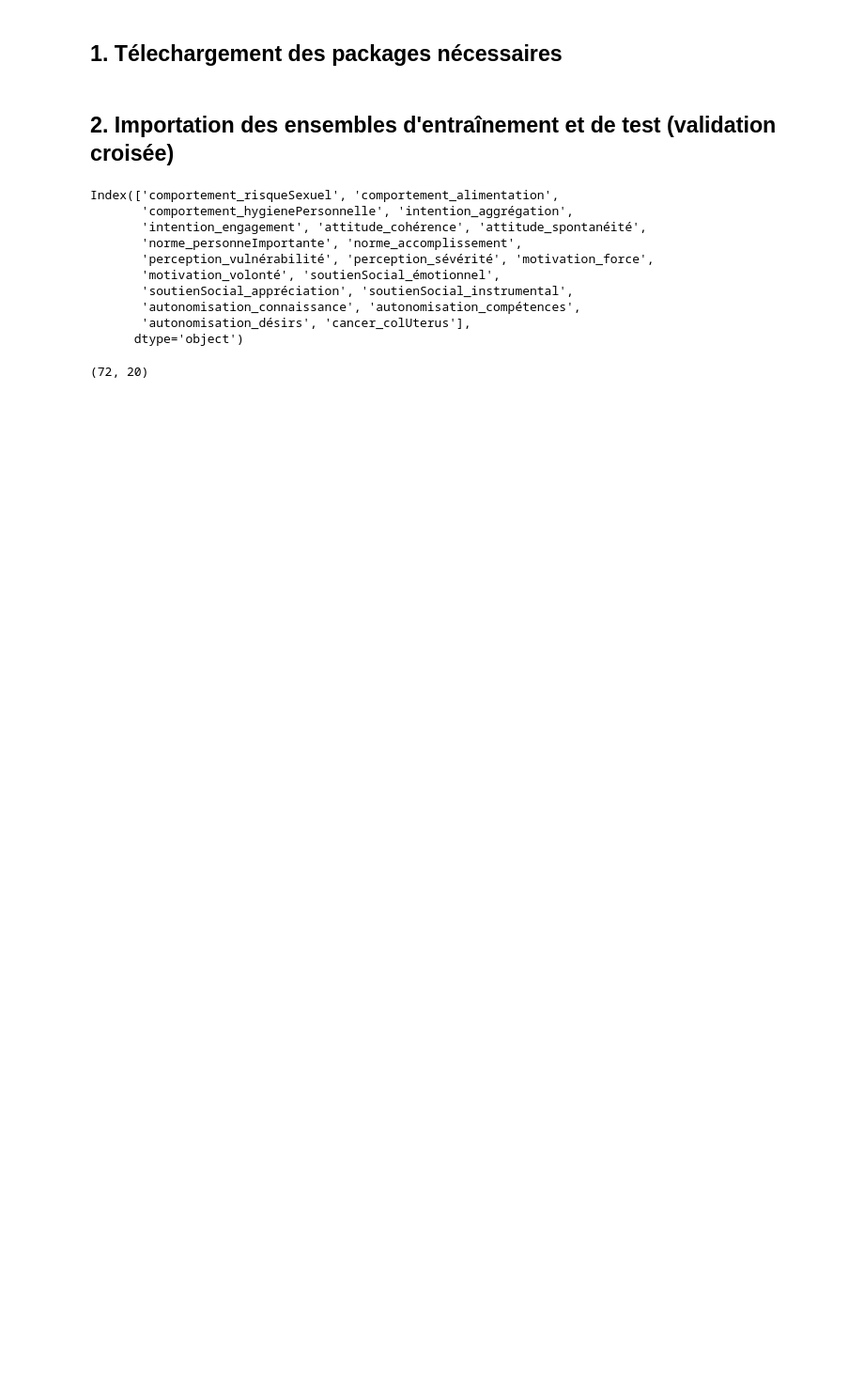
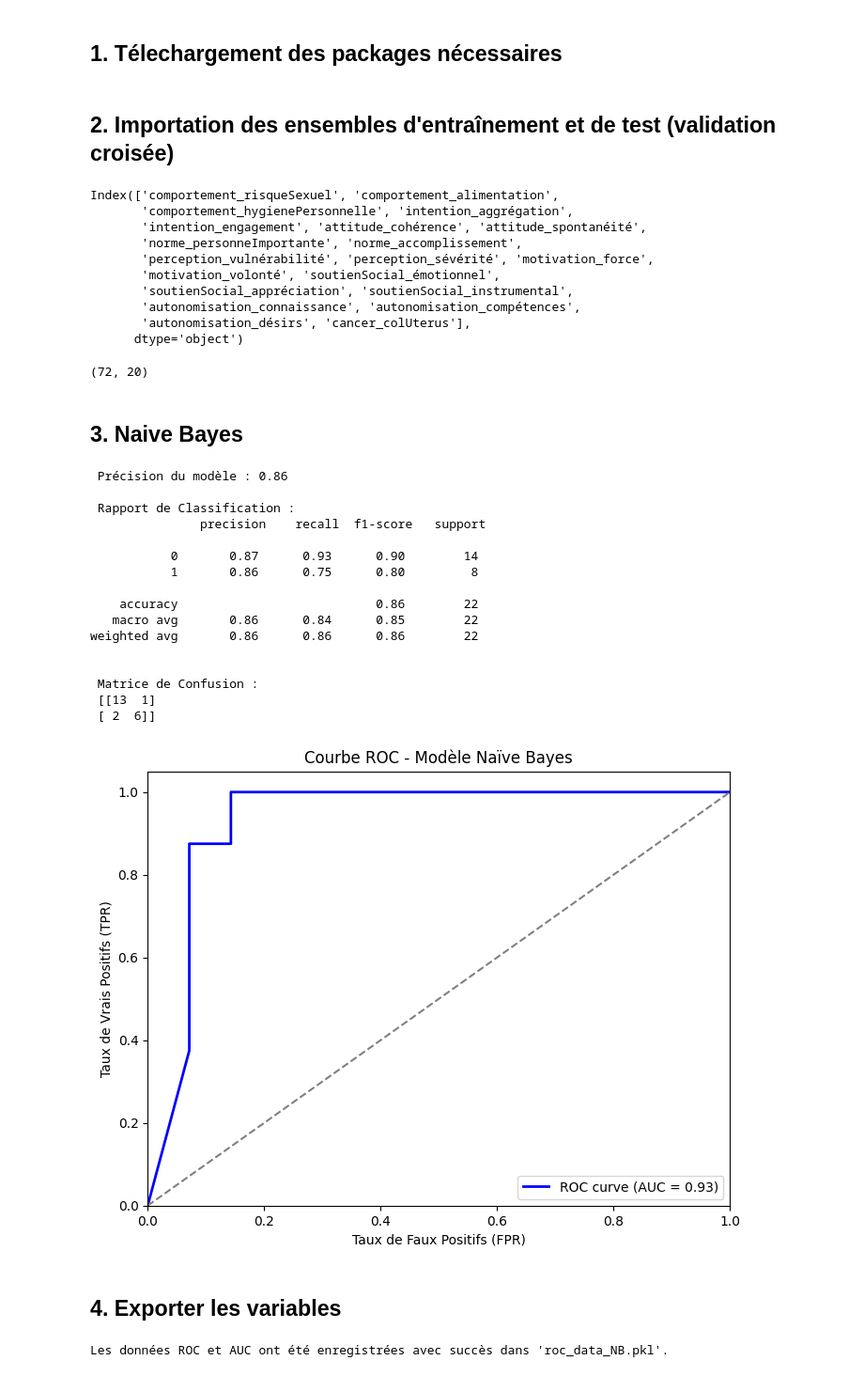
Before and after one commit to marktr11/Cervical-Cancer-Risk-Classification, a Jupyter notebook: Code/NaiveBayes.ipynb, the cells around one changed output. Shown at 94% size. Cells and saved outputs as stored; diff of their text form; code cells hidden in the pictures; blank space fills up the shorter version.

```diff
--- a/Code/NaiveBayes.ipynb
+++ b/Code/NaiveBayes.ipynb
@@ -13,11 +15,13 @@ from sklearn.preprocessing import LabelEncoder
 ## 2. Importation des ensembles d'entraînement et de test (validation croisée)
 # %%
 with open('variables.pkl', 'rb') as f:
-    (fold_indices, df,
-     X_train_1, Y_train_1, X_train_2, Y_train_2,
-     X_train_3, Y_train_3, X_train_4, Y_train_4,
-     X_test_1, Y_test_1, X_test_2, Y_test_2,
-     X_test_3, Y_test_3, X_test_4, Y_test_4) = pickle.load(f)
+    (fold_indices, df, X_train, X_test, y_train, y_test,
+                 X_train_1, Y_train_1, X_train_2, Y_train_2,
+                 X_train_3, Y_train_3, X_train_4, Y_train_4,
+                 X_train_5, Y_train_5,
+                 X_test_1, Y_test_1, X_test_2, Y_test_2,
+                 X_test_3, Y_test_3, X_test_4, Y_test_4,
+                 X_test_5, Y_test_5, ) = pickle.load(f)
 # %%
 print(df.columns)
 # %% [output]
@@ -35,3 +39,70 @@ Index(['comportement_risqueSexuel', 'comportement_alimentation',
 print(df.shape)
 # %% [output]
 (72, 20)
+# %% [markdown]
+## 3. Naive Bayes
+# %%
+#  le modèle Naïve Bayes
+model_nb = GaussianNB()
+model_nb.fit(X_train, y_train)
+
+#  prédictions
+y_pred = model_nb.predict(X_test)
+y_prob = model_nb.predict_proba(X_test)[:, 1]
+
+# Évaluer le modèle
+accuracy = accuracy_score(y_test, y_pred)
+print(f" Précision du modèle : {accuracy:.2f}")
+
+print("\n Rapport de Classification :\n", classification_report(y_test, y_pred))
+
+print("\n Matrice de Confusion :\n", confusion_matrix(y_test, y_pred))
+
+# Courbe ROC
+fpr, tpr, _ = roc_curve(y_test, y_prob)
+roc_auc = auc(fpr, tpr)
+
+plt.figure(figsize=(8,6))
+plt.plot(fpr, tpr, color='blue', lw=2, label=f'ROC curve (AUC = {roc_auc:.2f})')
+plt.plot([0, 1], [0, 1], color='grey', linestyle='--')  # Diagonale
+plt.xlim([0.0, 1.0])
+plt.ylim([0.0, 1.05])
+plt.xlabel('Taux de Faux Positifs (FPR)')
+plt.ylabel('Taux de Vrais Positifs (TPR)')
+plt.title('Courbe ROC - Modèle Naïve Bayes')
+plt.legend(loc="lower right")
+plt.show()
+# %% [output]
+ Précision du modèle : 0.86
+
+ Rapport de Classification :
+               precision    recall  f1-score   support
+
+           0       0.87      0.93      0.90        14
+           1       0.86      0.75      0.80         8
+
+    accuracy                           0.86        22
+   macro avg       0.86      0.84      0.85        22
+weighted avg       0.86      0.86      0.86        22
+
+
+ Matrice de Confusion :
+ [[13  1]
+ [ 2  6]]
+[figure, added]
+# %% [markdown]
+## 4. Exporter les variables
+# %%
+roc_data_NB = {
+    'fpr': fpr,
+    'tpr': tpr,
+    'roc_auc': roc_auc
+}
+
+# Sauvegarder les données dans un fichier pickle
+with open('roc_data_NB.pkl', 'wb') as file:
+    pickle.dump(roc_data_NB, file)
+
+print("Les données ROC et AUC ont été enregistrées avec succès dans 'roc_data_NB.pkl'.")
+# %% [output]
+Les données ROC et AUC ont été enregistrées avec succès dans 'roc_data_NB.pkl'.
```
Also changed, not shown: parts of 2 cells of this notebook, 5 other files.
